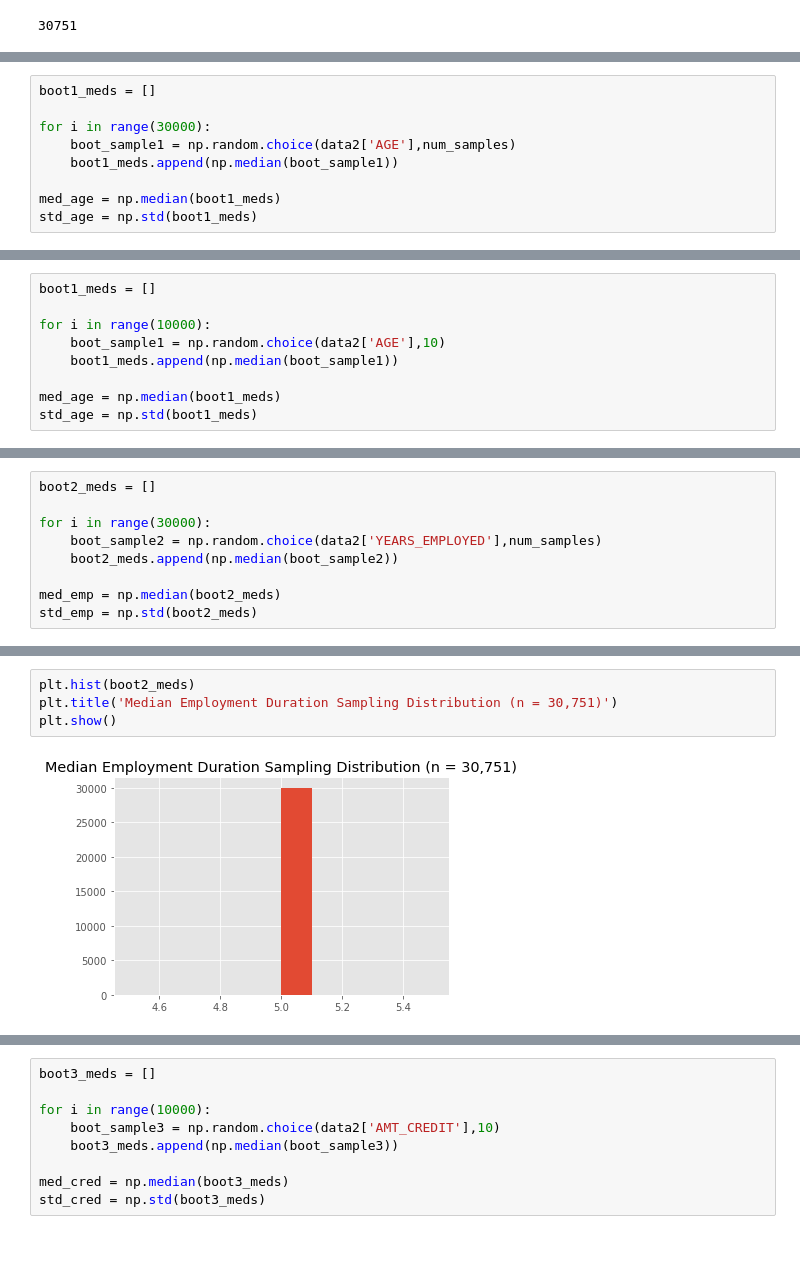
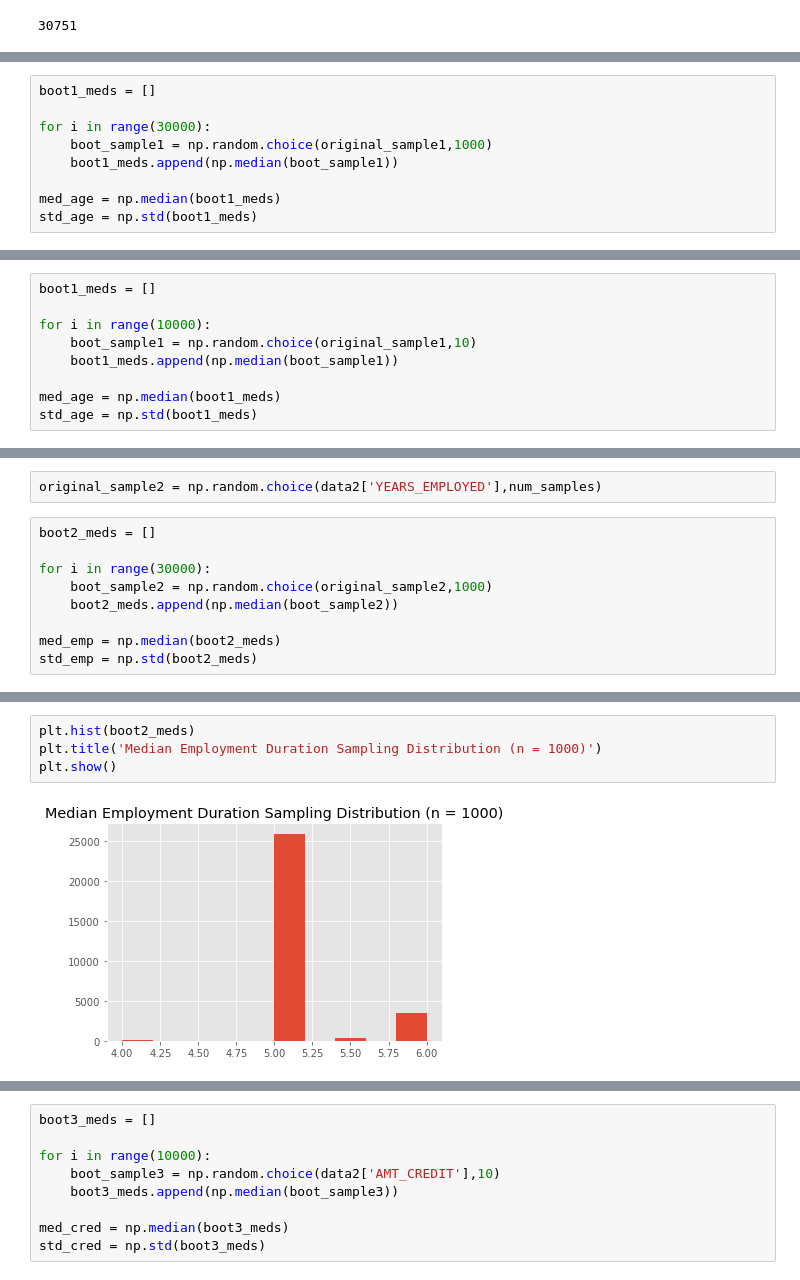
Before and after one commit to hudsonbat/Data-201, a Jupyter notebook: CreditDefault.ipynb, the cells around one changed output, grey strips where cells are left out. Drawn from its saved outputs; the diff is of its cells as text; blank space fills up the shorter version.

```diff
--- a/CreditDefault.ipynb
+++ b/CreditDefault.ipynb
@@ -705,7 +707,7 @@ num_samples
 boot1_meds = []
 
 for i in range(30000):
-    boot_sample1 = np.random.choice(data2['AGE'],num_samples)
+    boot_sample1 = np.random.choice(original_sample1,1000)
     boot1_meds.append(np.median(boot_sample1))
 
 med_age = np.median(boot1_meds)
@@ -730,7 +732,7 @@ plt.show()
 boot1_meds = []
 
 for i in range(10000):
-    boot_sample1 = np.random.choice(data2['AGE'],10)
+    boot_sample1 = np.random.choice(original_sample1,10)
     boot1_meds.append(np.median(boot_sample1))
 
 med_age = np.median(boot1_meds)
@@ -744,8 +746,10 @@ plt.show()
+# %%
+original_sample2 = np.random.choice(data2['YEARS_EMPLOYED'],num_samples)
 # %%
 boot2_meds = []
 
 for i in range(30000):
-    boot_sample2 = np.random.choice(data2['YEARS_EMPLOYED'],num_samples)
+    boot_sample2 = np.random.choice(original_sample2,1000)
     boot2_meds.append(np.median(boot_sample2))
 
 med_emp = np.median(boot2_meds)
@@ -762,10 +766,10 @@ bootstrapped standard error years employed: 0.0
 actual standard error years employed: 0.06282031215023949
 # %%
 plt.hist(boot2_meds)
-plt.title('Median Employment Duration Sampling Distribution (n = 30,751)')
+plt.title('Median Employment Duration Sampling Distribution (n = 1000)')
 plt.show()
 # %% [output]
-[figure, old version]
+[figure, new version]
 # %%
 boot2_meds = []
 
```
Also changed, not shown: parts of 17 cells of this notebook.
